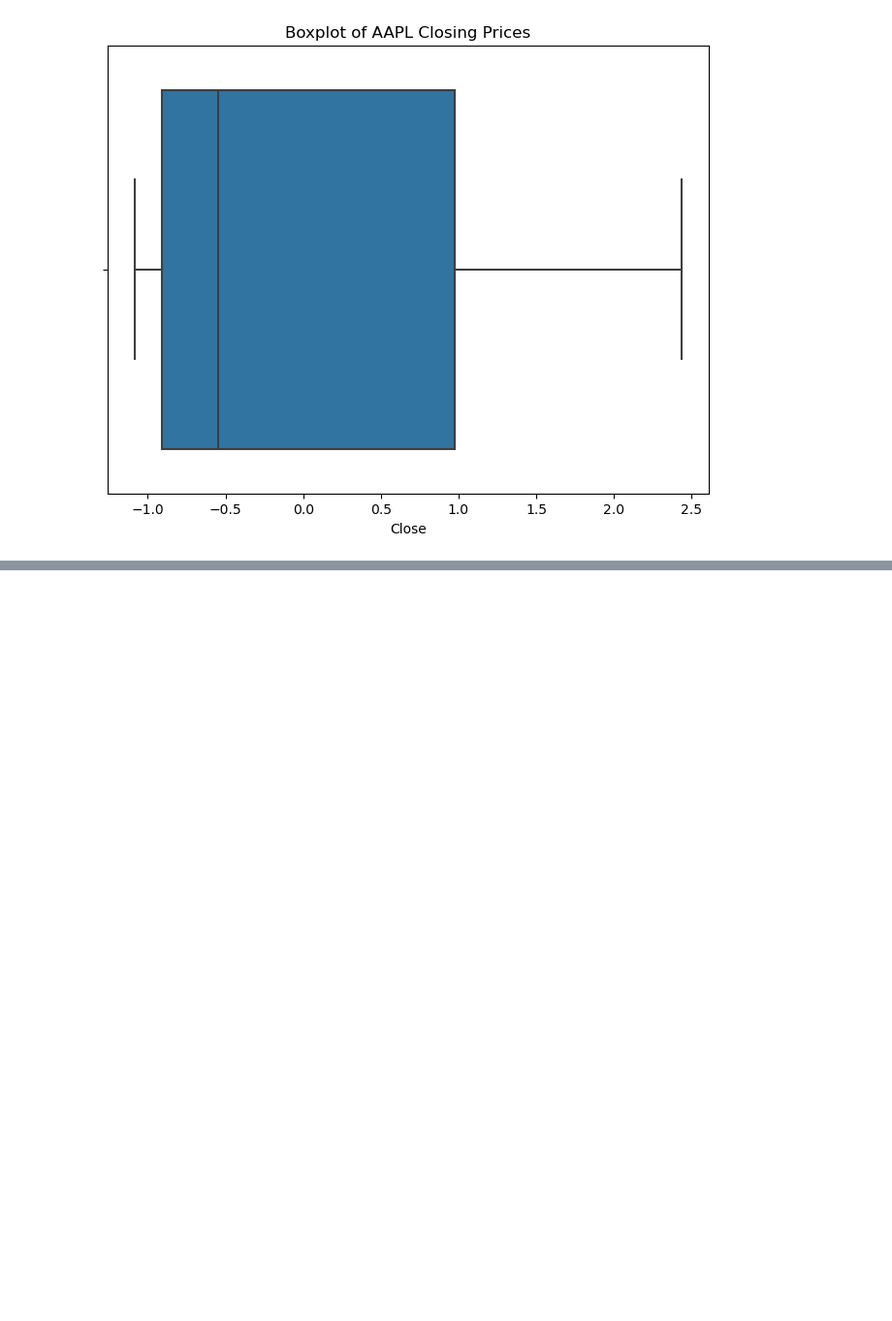
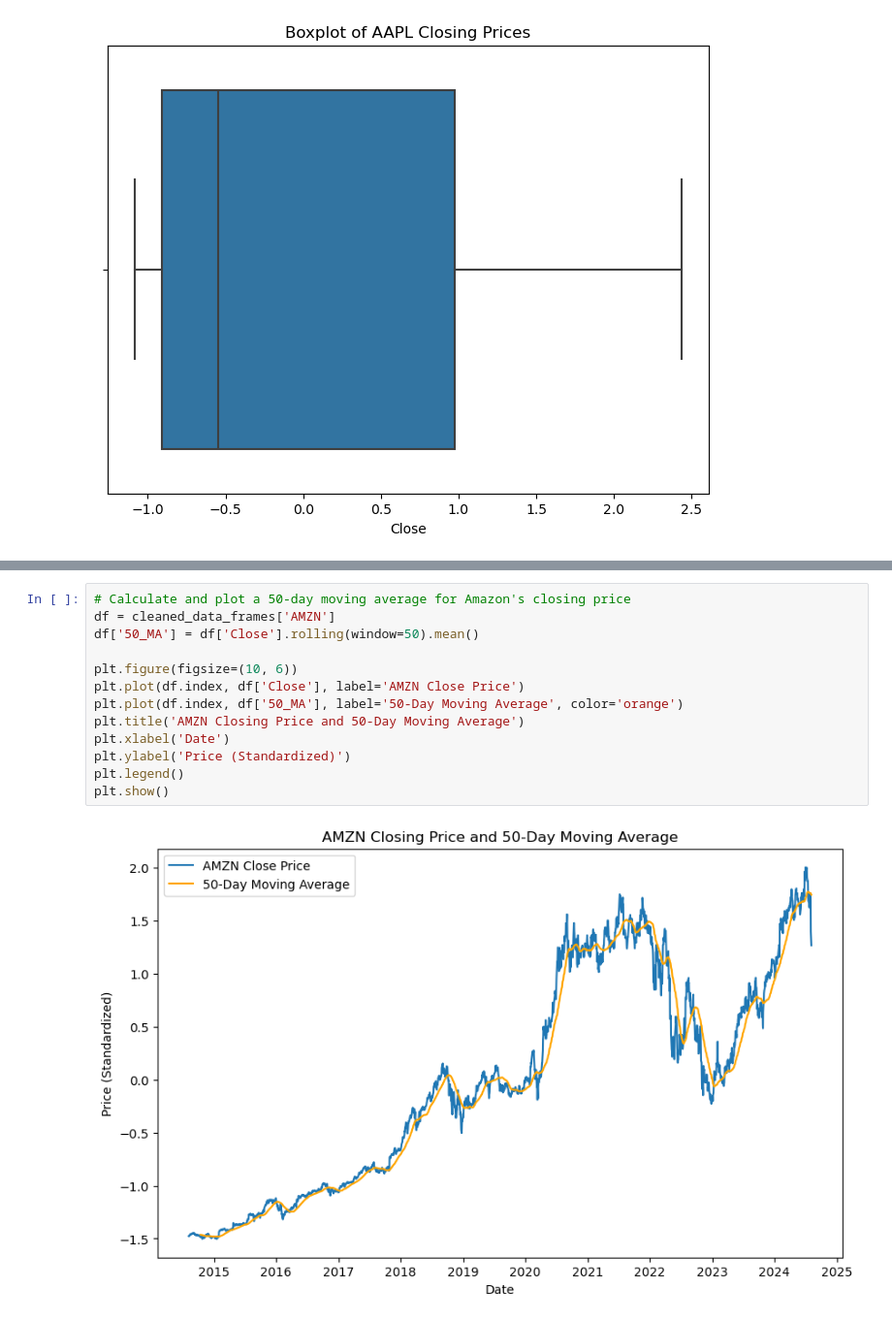
Before and after one commit to lexilutz3/Project4, a Jupyter notebook: stockdataproject4-1.ipynb, the cells around one changed output, grey strips where cells are left out. Shown at 97% size. Cells and saved outputs as stored; diff of their text form; blank space fills up the shorter version.

```diff
--- a/stockdataproject4-1.ipynb
+++ b/stockdataproject4-1.ipynb
@@ -316,0 +333,15 @@ plt.show()
+# %%
+# Calculate and plot a 50-day moving average for Amazon's closing price
+df = cleaned_data_frames['AMZN']
+df['50_MA'] = df['Close'].rolling(window=50).mean()
+
+plt.figure(figsize=(10, 6))
+plt.plot(df.index, df['Close'], label='AMZN Close Price')
+plt.plot(df.index, df['50_MA'], label='50-Day Moving Average', color='orange')
+plt.title('AMZN Closing Price and 50-Day Moving Average')
+plt.xlabel('Date')
+plt.ylabel('Price (Standardized)')
+plt.legend()
+plt.show()
+# %% [output]
+[figure, added]
```
Also changed, not shown: parts of 16 cells of this notebook, 1 other file.
